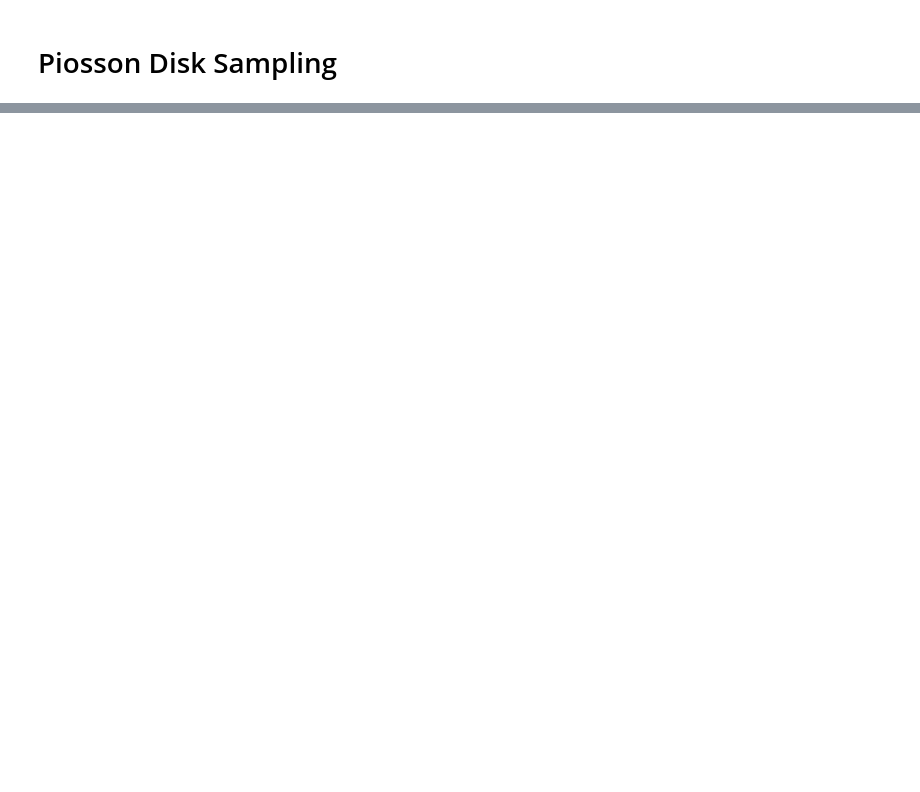
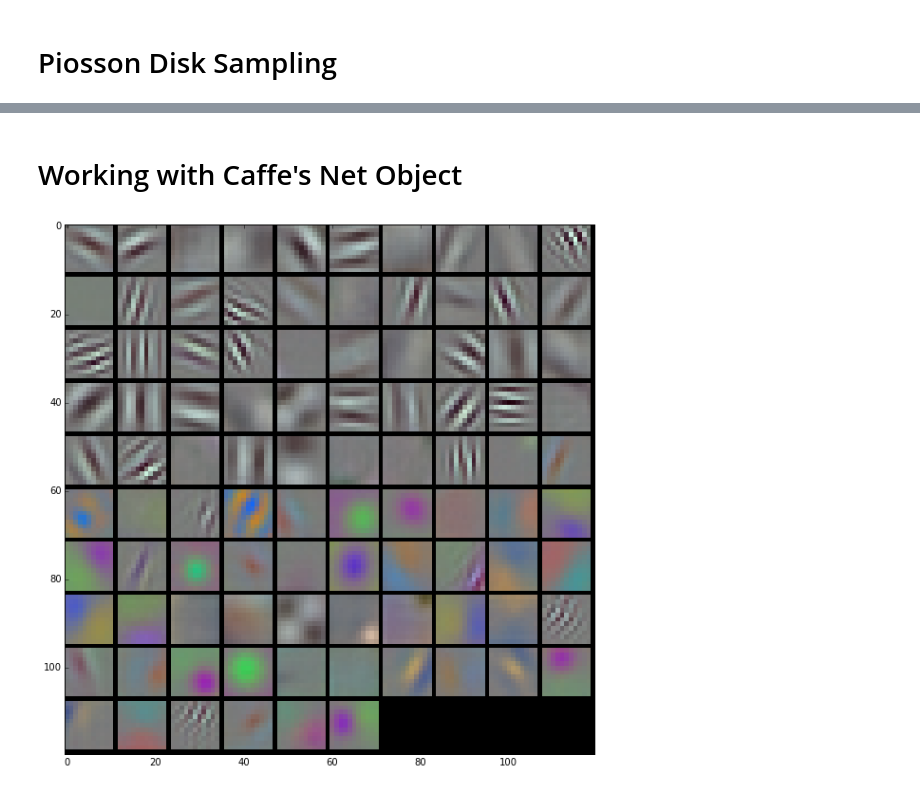
Before and after one commit to yassersouri/fast-bird-part-localization, a Jupyter notebook: experiments.ipynb, the cells around one changed output, grey strips where cells are left out. Drawn from its saved outputs; the diff is of its cells as text; code cells hidden in the pictures; blank space fills up the shorter version.

```diff
--- a/experiments.ipynb
+++ b/experiments.ipynb
@@ -37,0 +41,13 @@ samples size:  39
+# %% [markdown]
+# Working with Caffe's Net Object
+# %%
+dh = cnn_utils.DeepHelper()
+# %%
+img = caffe.io.load_image('/home/ipl/installs/caffe/examples/images/cat.jpg')
+# %%
+new_size = [1, 3, img.shape[0], img.shape[1]]
+dh.transformer.inputs['data'] = new_size
+img_pp = dh.transformer.preprocess('data', img)
+dh.net.blobs['data'].reshape(*new_size)
+
+dh.net.blobs['data'].data[...] = img_pp
@@ -37,0 +56,22 @@ samples size:  39
+# %%
+# take an array of shape (n, height, width) or (n, height, width, channels)
+# and visualize each (height, width) thing in a grid of size approx. sqrt(n) by sqrt(n)
+def vis_square(data, padsize=1, padval=0):
+    data -= data.min()
+    data /= data.max()
+
+    # force the number of filters to be square
+    n = int(np.ceil(np.sqrt(data.shape[0])))
+    padding = ((0, n ** 2 - data.shape[0]), (0, padsize), (0, padsize)) + ((0, 0),) * (data.ndim - 3)
+    data = np.pad(data, padding, mode='constant', constant_values=(padval, padval))
+
+    # tile the filters into an image
+    data = data.reshape((n, n) + data.shape[1:]).transpose((0, 2, 1, 3) + tuple(range(4, data.ndim + 1)))
+    data = data.reshape((n * data.shape[1], n * data.shape[3]) + data.shape[4:])
+
+    plt.imshow(data)
+# %%
+filters = dh.net.params['conv1'][0].data
+vis_square(filters.transpose(0, 2, 3, 1))
+# %% [output]
+[figure, added]
```
Also changed, not shown: parts of 6 cells of this notebook.
